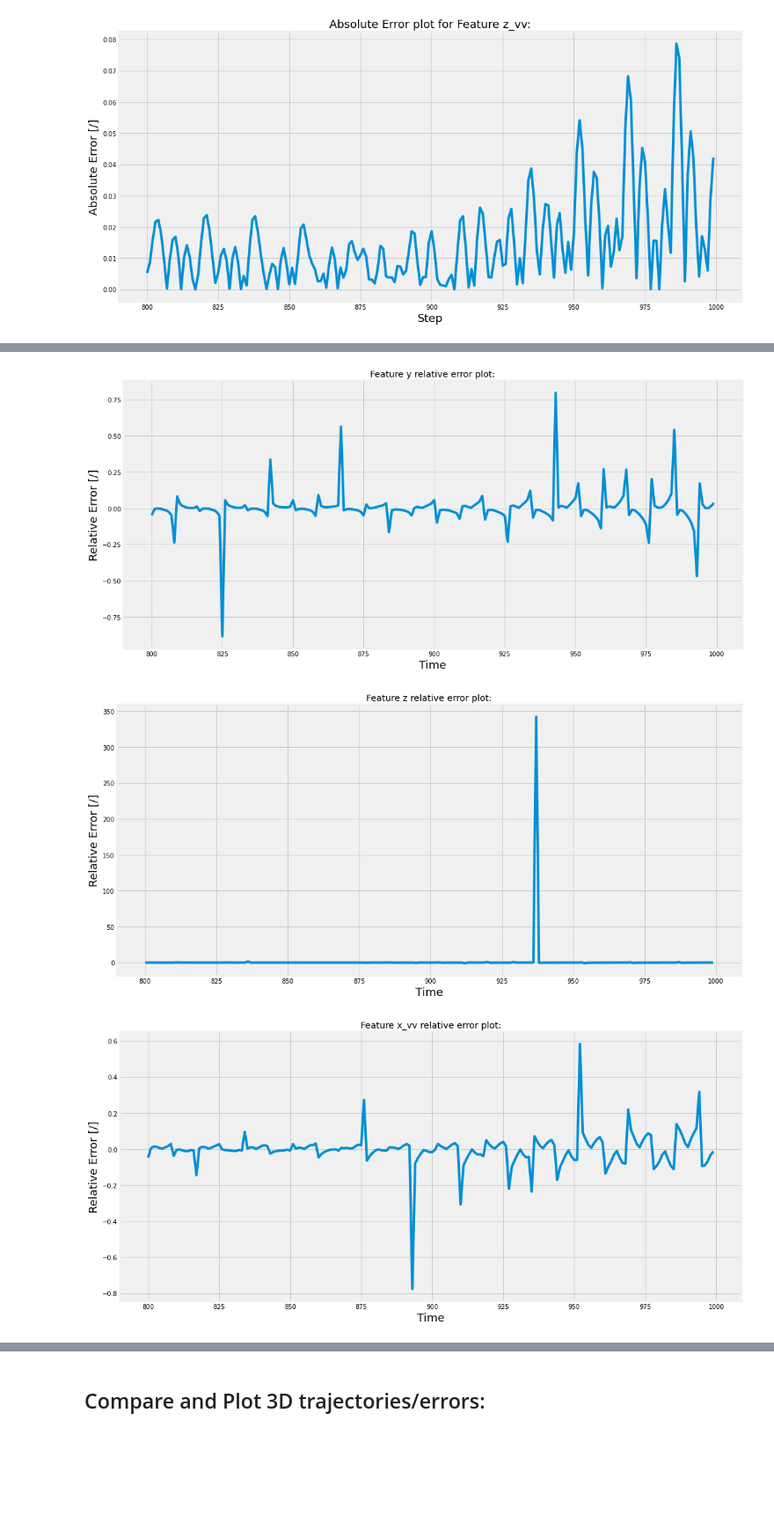
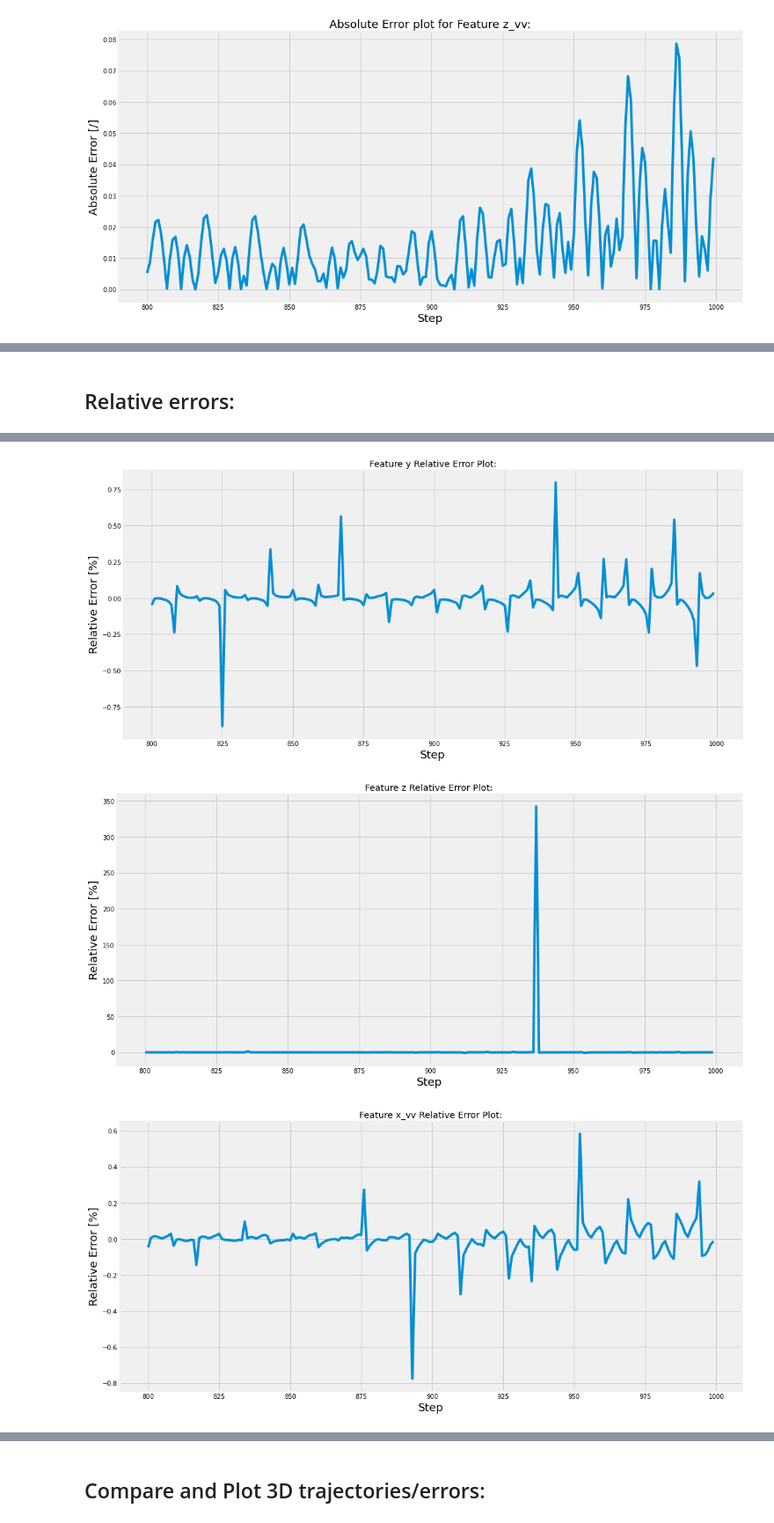
Before and after one commit to vladmarascu/Predicting-Orbits, a Jupyter notebook: RNNs/3rd Body Perturbation Univariate to OE.ipynb, the cells around one changed output, grey strips where cells are left out. Shown at 88% size. Cells and saved outputs as stored; diff of their text form; code cells hidden in the pictures; blank space fills up the shorter version.

```diff
--- a/RNNs/3rd Body Perturbation Univariate to OE.ipynb
+++ b/RNNs/3rd Body Perturbation Univariate to OE.ipynb
@@ -295,20 +346,22 @@ for feature in list(test_df.columns):
+# %% [markdown]
+## Relative errors:
 # %%
 # RELATIVE ERRORS
 
 for feature in list(test_df.columns):
 
     plt.figure(figsize=(16,8))
 
     plt.plot(abs(df_pred[feature]-test_df[feature])/test_df[feature])
 
-    plt.title(f'Feature {feature} relative error plot:')
-    plt.xlabel('Time', fontsize=18)
-    plt.ylabel('Relative Error [/]', fontsize=18)
+    plt.title(f'Feature {feature} Relative Error Plot:')
+    plt.xlabel('Step', fontsize=18)
+    plt.ylabel('Relative Error [%]', fontsize=18)
     plt.show()
 # %% [output]
 [figure]
 [figure]
-[figure, old version]
+[figure, new version]
 [figure]
 [figure]
 [figure]
```
Also changed, not shown: parts of 8 cells of this notebook.
